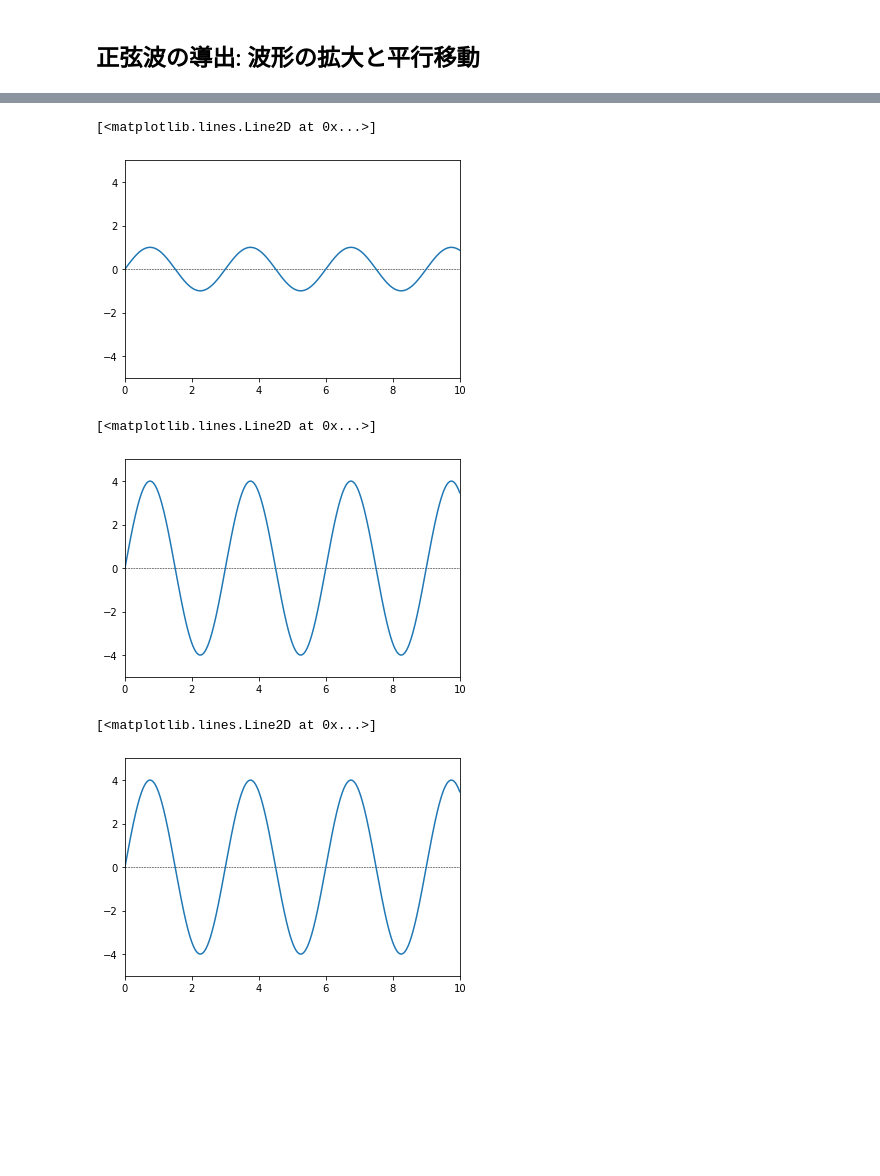
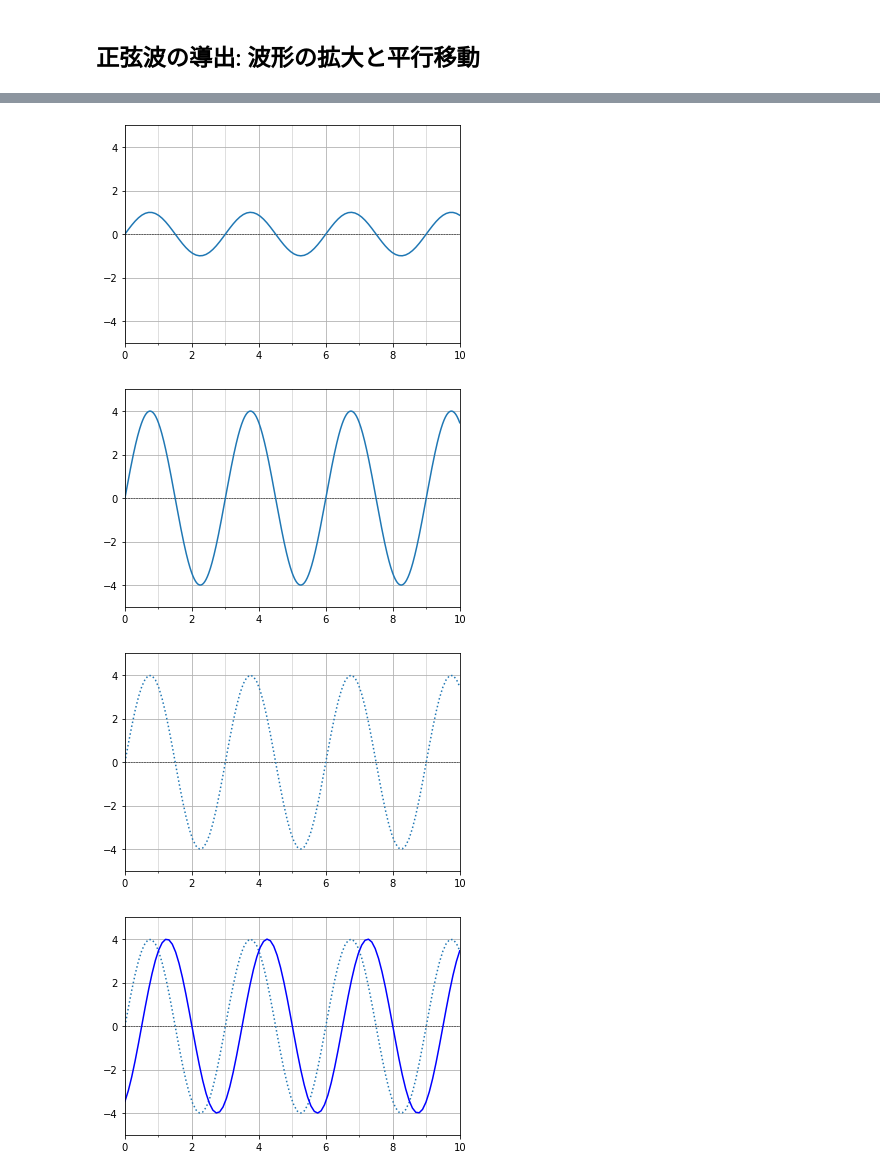
Before and after one commit to miokobayashii/AppliedPhysics1, a Jupyter notebook: 2230_正弦波_応用物理1.ipynb, the cells around one changed output, grey strips where cells are left out. Cells and saved outputs as stored; diff of their text form; code cells hidden in the pictures; blank space fills up the shorter version.

```diff
--- a/2230_正弦波_応用物理1.ipynb
+++ b/2230_正弦波_応用物理1.ipynb
@@ -102,28 +117,32 @@ plt.plot(x, A*np.sin(2*np.pi*x), '-')
 # %%
-#@title y= sin(2πx/λ), λ=3; y= sin(2π(x+λ)/λ) = sin(2πx/λ+2π) = sin(2πx)
+#@title y= sin(2πx/λ), λ=3 m ; y= sin(2π(x+λ)/λ) = sin(2πx/λ+2π) = sin(2π/λ x)
 %matplotlib inline
 import matplotlib as mpl
 import matplotlib.pyplot as plt
+import matplotlib.ticker as tick # 目盛り操作に必要なライブラリを読み込みます
 import numpy as np
 
-x = np.linspace(0, 10, 1000)
+x = np.linspace(0, 10, 100)
 
 A=1
 lmd=3
 
 fig = plt.figure()
 plt.xlim(0, 10)
 plt.ylim(-5,+5)
 plt.axhline(y=0, color='k',linestyle='dashed', linewidth=0.5)
 plt.plot(x, A*np.sin(2*np.pi*x/lmd), '-')
+plt.grid(b=None, which='major', axis='both')
+plt.gca().xaxis.set_minor_locator(tick.MultipleLocator(1))
+plt.grid(which='minor', alpha=0.5)
 # %% [output]
-[<matplotlib.lines.Line2D at 0x...>]
-[figure, old version]
+[figure, new version]
 # %%
 #@title y=A sin(2πx/λ), A=4 m, λ= 3 m; y= A sin(2π(x+λ)/λ) = A sin(2πx/λ+2π) = A sin(2π/λ x)
 %matplotlib inline
 import matplotlib as mpl
 import matplotlib.pyplot as plt
+import matplotlib.ticker as tick # 目盛り操作に必要なライブラリを読み込みます
 import numpy as np
 
 x = np.linspace(0, 10, 1000)
@@ -136,26 +155,53 @@ plt.xlim(0, 10)
 plt.ylim(-5,+5)
 plt.axhline(y=0, color='k',linestyle='dashed', linewidth=0.5)
 plt.plot(x, A*np.sin(2*np.pi*x/lmd), '-')
+plt.grid(b=None, which='major', axis='both')
+plt.gca().xaxis.set_minor_locator(tick.MultipleLocator(1))
+plt.grid(which='minor', alpha=0.5)
 # %% [output]
-[<matplotlib.lines.Line2D at 0x...>]
-[figure, old version]
+[figure, new version]
 # %%
-#@title y=A sin(2π/λ x), A=4 m, λ= 3 m; t 秒後に v=λ/T で右に進むと
+#@title y=A sin(2π/λ x), A=4 m, λ= 3 m, v=2 m/s; t 秒後に v=λ/T で右に進むと
 %matplotlib inline
 import matplotlib as mpl
 import matplotlib.pyplot as plt
+import matplotlib.ticker as tick # 目盛り操作に必要なライブラリを読み込みます
 import numpy as np
 
-x = np.linspace(0, 10, 1000)
+x = np.linspace(0, 10, 100)
 
-A=4
-lmd=3
+(A,lmd,v)=(4,3,2)
 
 fig = plt.figure()
 plt.xlim(0, 10)
 plt.ylim(-5,+5)
 plt.axhline(y=0, color='k',linestyle='dashed', linewidth=0.5)
-plt.plot(x, A*np.sin(2*np.pi*x/lmd), '-')
+plt.plot(x, A*np.sin(2*np.pi*x/lmd), linestyle='dotted')
+plt.grid(b=None, which='major', axis='both')
+plt.gca().xaxis.set_minor_locator(tick.MultipleLocator(1))
+plt.grid(which='minor', alpha=0.5)
 # %% [output]
-[<matplotlib.lines.Line2D at 0x...>]
-[figure, old version]
+[figure, new version]
+# %%
+#@title y=A sin(2π/λ x), A=4 m, λ= 3 m, v=2 m/s, 0.25 s 秒
+%matplotlib inline
+import matplotlib as mpl
+import matplotlib.pyplot as plt
+import matplotlib.ticker as tick # 目盛り操作に必要なライブラリを読み込みます
+import numpy as np
+
+x = np.linspace(0, 10, 100)
+
+(A,lmd,v)=(4,3,2)
+
+fig = plt.figure()
+plt.xlim(0, 10)
+plt.ylim(-5,+5)
+plt.axhline(y=0, color='k',linestyle='dashed', linewidth=0.5)
+plt.plot(x, A*np.sin(2*np.pi*x/lmd), linestyle='dotted')
+plt.plot(x, A*np.sin(2*np.pi*(x-v*0.25)/lmd), color='blue')
+plt.grid(b=None, which='major', axis='both')
+plt.gca().xaxis.set_minor_locator(tick.MultipleLocator(1))
+plt.grid(which='minor', alpha=0.5)
+# %% [output]
+[figure, added]
```
Also changed, not shown: parts of 8 cells of this notebook.
